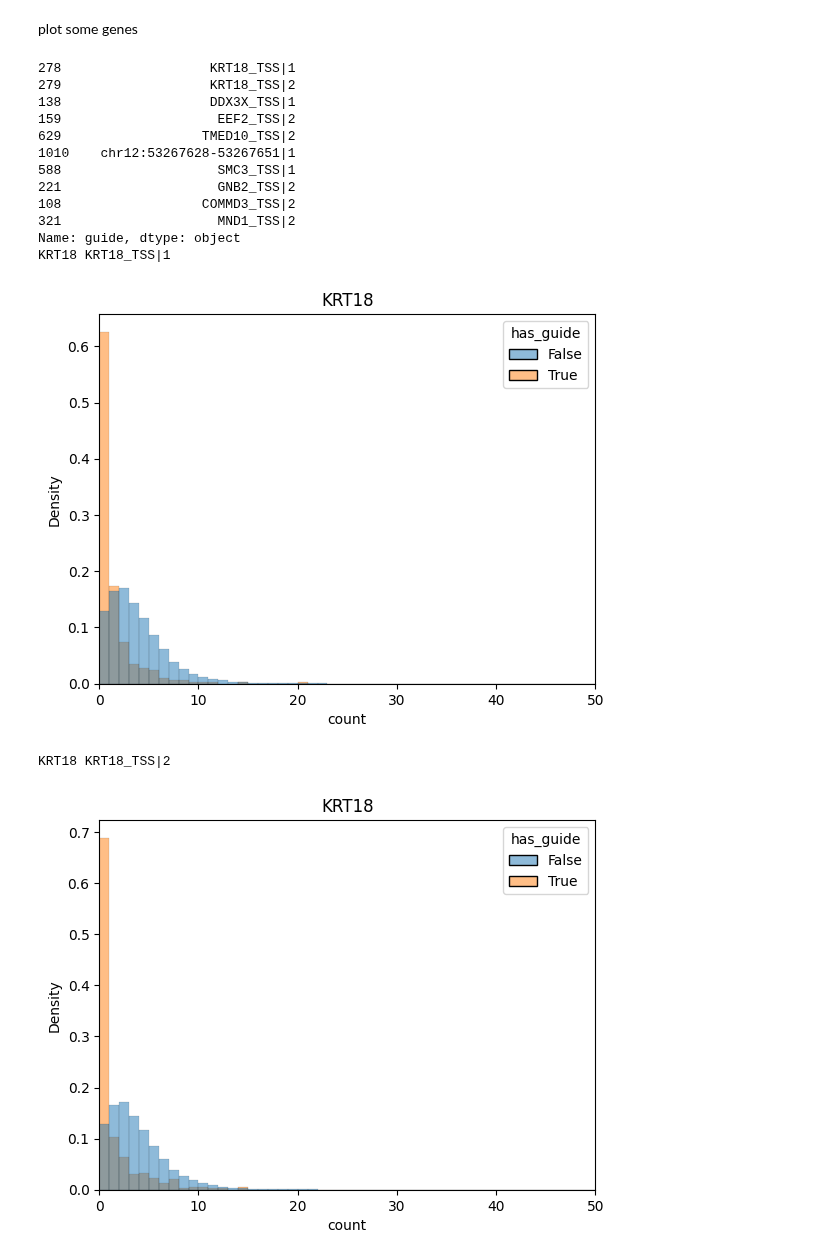
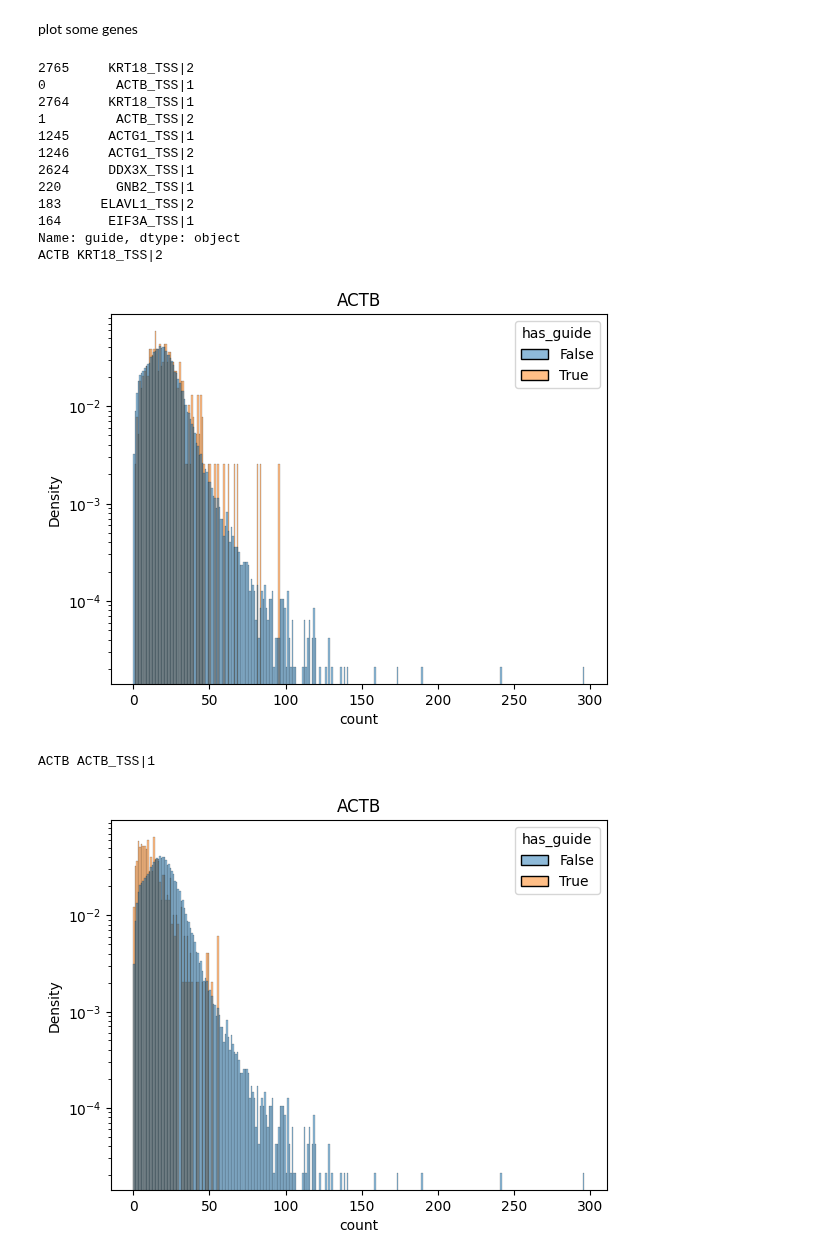
Before and after one commit to pinellolab/PerTurbo, a Jupyter notebook: reproducibility/gasperini_pilot.ipynb, the cells around one changed output. Drawn from its saved outputs; the diff is of its cells as text; code cells hidden in the pictures.

```diff
--- a/reproducibility/gasperini_pilot.ipynb
+++ b/reproducibility/gasperini_pilot.ipynb
@@ -16,15 +16,16 @@ import matplotlib.pyplot as plt
 import torch
 
 smoke_test = True
-subsample_frac = 1.
-downsample_frac = 1.
+subsample_frac = 1.0
+downsample_frac = 1.0
 
 # selected_guides = ["ACTG1_TSS|1", "ACTG1_TSS|2", "ACTB_TSS|1", "ACTB_TSS|2"]
 # selected_genes = ["ACTG1"]
 # selected_guides = ["TMED10_TSS|1", "TMED10_TSS|2"]
 # selected_genes = ["TMED10"]
 # selected_guides = ["KRT18_TSS|1", "KRT18_TSS|2"]
-selected_genes = ["KRT18"]
+# selected_genes = ["KRT18"]
+selected_genes = ["ACTB","ACTG1","KRT18"]
 data_dir = "../../../Data/gasperini_pilot"
 # %% [output]
 Global seed set to 0
@@ -436,45 +416,46 @@ import scanpy as sc
 # guide_2 = f"{plot_gene}_TSS|2"
 # guide_1 = "TMED10_TSS|1"
 # guide_2 = "TMED10_TSS|2"
 plot_genes=[selected_genes[0]]
 plot_guides=scpower_df.nsmallest(10, "p_value")['guide']
 
 print(plot_guides)
 # plot_genes = selected_genes
 # plot_gene = selected_genes
 # plot_genes = ["TMED10","KDELR2","KDELR3","SEC13", "YIF1A"]
 for plot_gene in plot_genes:
     for plot_guide in plot_guides:
         print(plot_gene, plot_guide)
         counts = mdata["rna"][:, plot_gene].X.todense().A1
         guide_1_obs = mdata["grna"][:, plot_guide].X.astype(bool).squeeze()
 
         plot_df = pd.DataFrame({"count": counts, "has_guide": guide_1_obs})
         sns.histplot(
             plot_df,
             x="count",
             hue="has_guide",
             binwidth=1,
             common_norm=False,
             stat="density",
+            log_scale=[False,True]
         )
         # plt.semilogy()
-        plt.xlim(0, 50)
+        # plt.xlim(0, 50)
         plt.title(plot_gene)
         plt.show()
 # %% [output]
-278                   KRT18_TSS|1
-279                   KRT18_TSS|2
-138                   DDX3X_TSS|1
-159                    EEF2_TSS|2
-629                  TMED10_TSS|2
-1010    chr12:53267628-53267651|1
-588                    SMC3_TSS|1
-221                    GNB2_TSS|2
-108                  COMMD3_TSS|2
-321                    MND1_TSS|2
+2765     KRT18_TSS|2
+0         ACTB_TSS|1
+2764     KRT18_TSS|1
+1         ACTB_TSS|2
+1245     ACTG1_TSS|1
+1246     ACTG1_TSS|2
+2624     DDX3X_TSS|1
+220       GNB2_TSS|1
+183     ELAVL1_TSS|2
+164      EIF3A_TSS|1
 Name: guide, dtype: object
-KRT18 KRT18_TSS|1
+ACTB KRT18_TSS|2
-[figure, old version]
+[figure, new version]
-KRT18 KRT18_TSS|2
+ACTB ACTB_TSS|1
-[figure, old version]
+[figure, new version]
```
Also changed, not shown: parts of 17 cells of this notebook, 3 other files.
